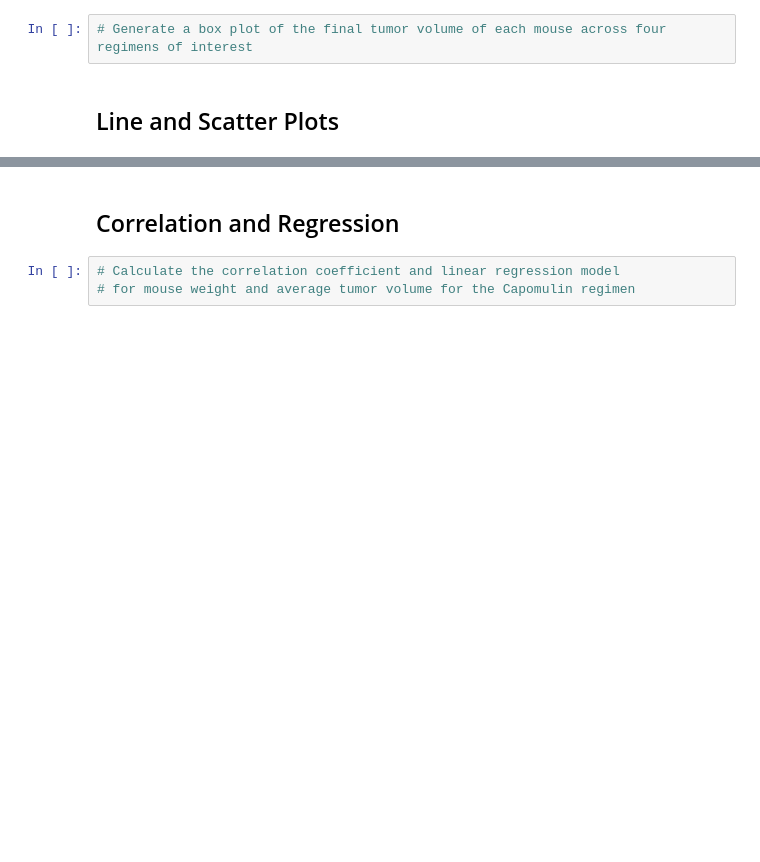
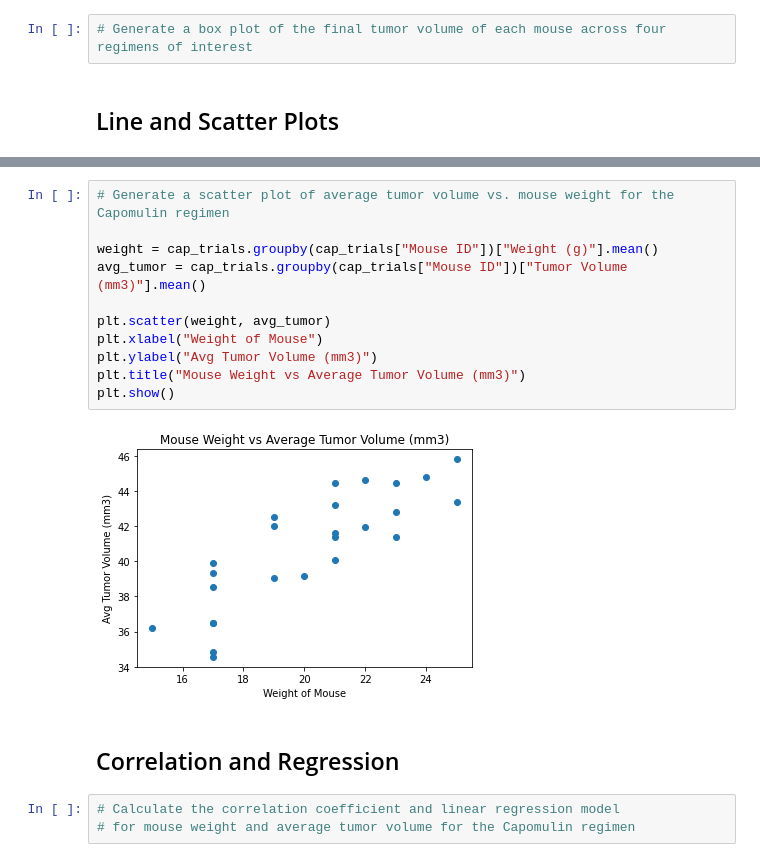
Before and after one commit to kimcrine/matplotlib-challenge, a Jupyter notebook: Pymaceuticals/pymaceuticals_starter.ipynb, the cells around one changed output, grey strips where cells are left out. Saved outputs shown, nothing was run; the diff lists cells and outputs as text; blank space fills up the shorter version.

```diff
--- a/Pymaceuticals/pymaceuticals_starter.ipynb
+++ b/Pymaceuticals/pymaceuticals_starter.ipynb
@@ -245,3 +274,16 @@ plt.show()
+# %%
+# Generate a scatter plot of average tumor volume vs. mouse weight for the Capomulin regimen
+
+weight = cap_trials.groupby(cap_trials["Mouse ID"])["Weight (g)"].mean()
+avg_tumor = cap_trials.groupby(cap_trials["Mouse ID"])["Tumor Volume (mm3)"].mean()
+
+plt.scatter(weight, avg_tumor)
+plt.xlabel("Weight of Mouse")
+plt.ylabel("Avg Tumor Volume (mm3)")
+plt.title("Mouse Weight vs Average Tumor Volume (mm3)")
+plt.show()
+# %% [output]
+[figure, added]
 # %% [markdown]
 ## Correlation and Regression
 # %%
```
Also changed, not shown: parts of 4 cells of this notebook.
